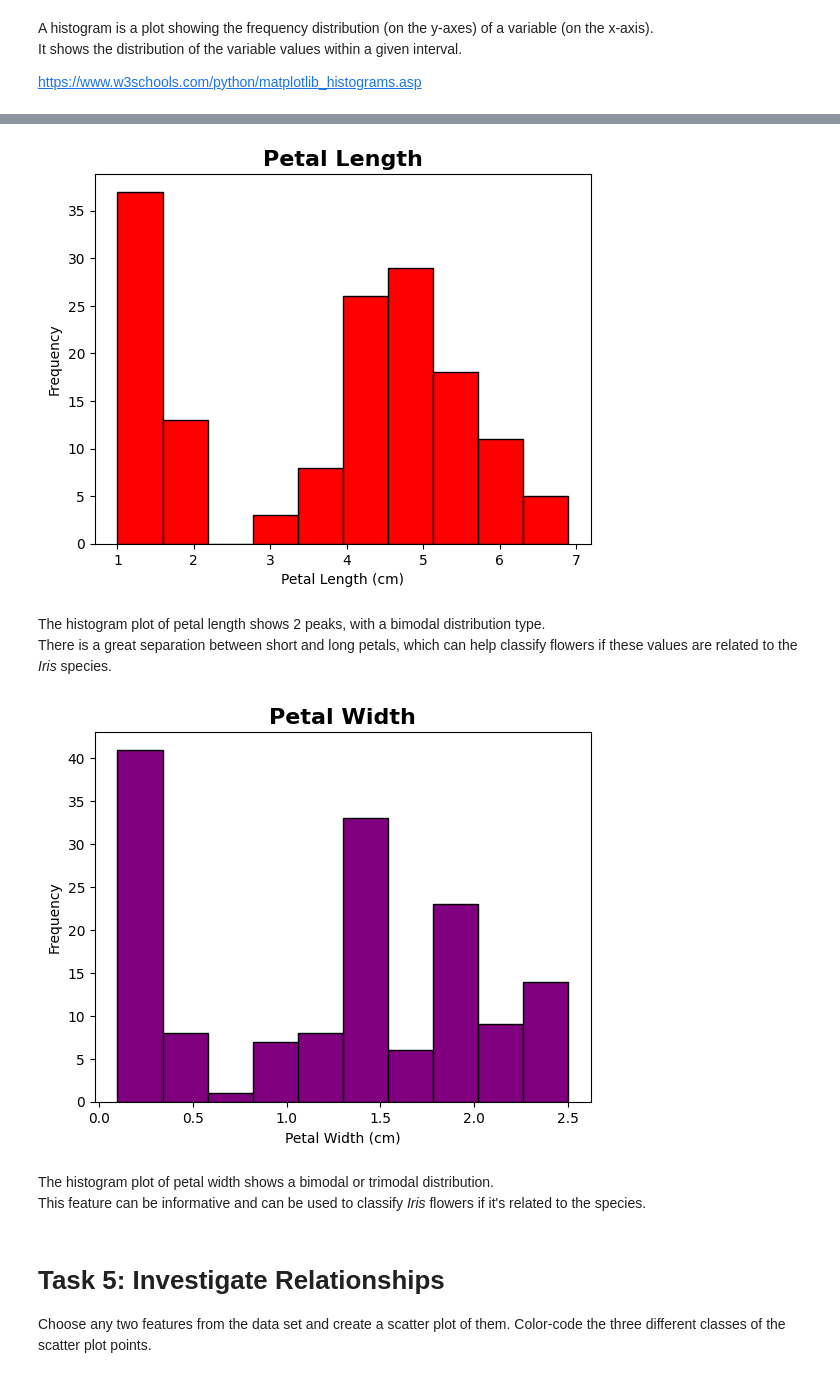
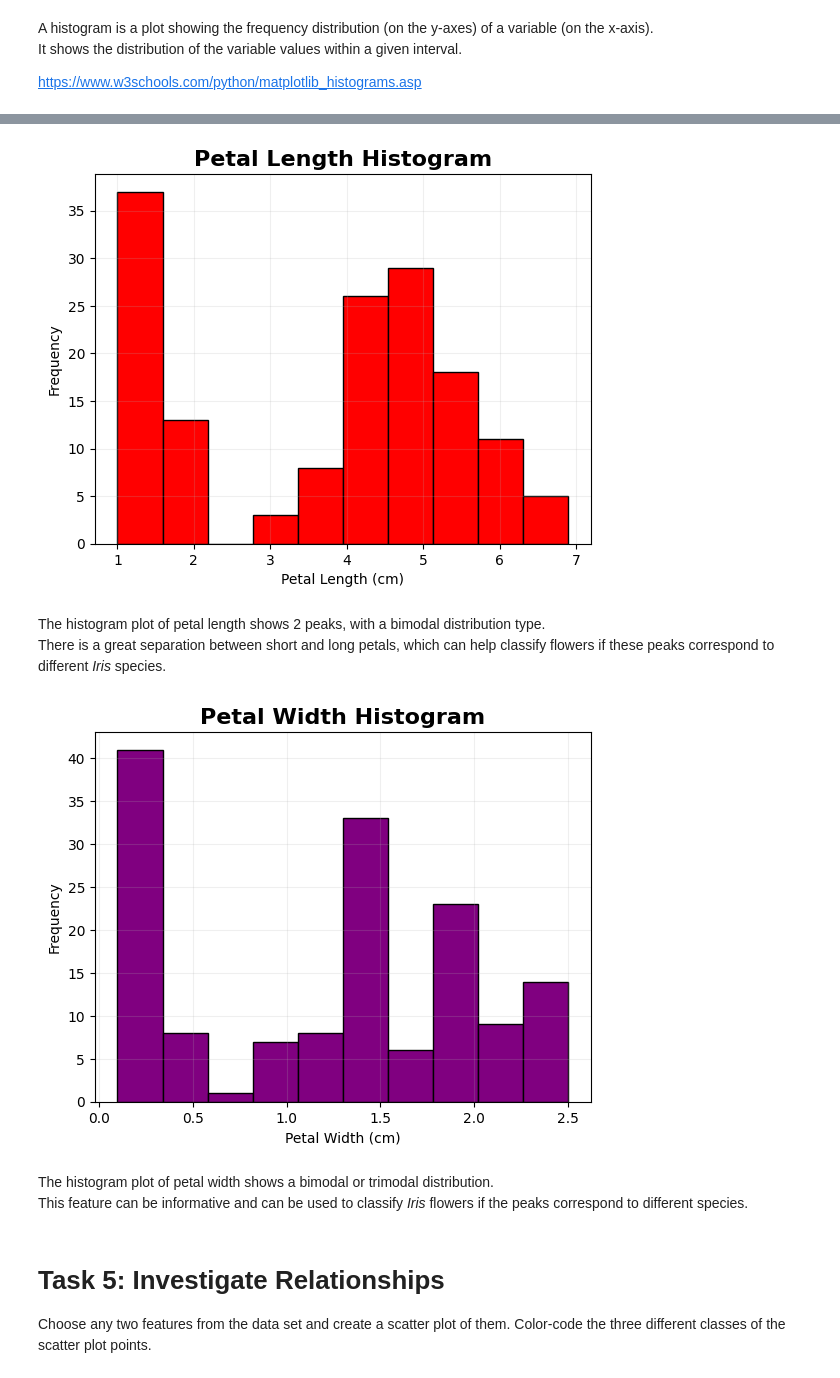
Before and after one commit to AnnaLoz28/principles_of_data_analytics, a Jupyter notebook: tasks.ipynb, the cells around one changed output, grey strips where cells are left out. Drawn from its saved outputs; the diff is of its cells as text; code cells hidden in the pictures.

```diff
--- a/tasks.ipynb
+++ b/tasks.ipynb
@@ -285,10 +285,13 @@ It shows the distribution of the variable values within a given interval.
 
 https://www.w3schools.com/python/matplotlib_histograms.asp
 # %%
-# create a histogram plot of Sepal Length (https://matplotlib.org/stable/api/_as_gen/matplotlib.axes.Axes.hist.html#matplotlib.axes.Axes.hist)
-plt.hist(sl, color='blue', edgecolor='black');
-title_font= {"family": "sans-serif", "color" : "black", "size" : 16, "weight" : "bold"} # create a different font for the title of the plot (https://how.dev/answers/how-to-set-font-properties-for-title-and-labels-in-matplotlib, https://matplotlib.org/stable/users/explain/text/text_props.html)
-plt.title('Sepal Length', fontdict= title_font);
-plt.xlabel('Sepal Length (cm)')
-plt.ylabel('Frequency')
-plt.show()
+# define a function that create histogram plots with matplotlib (https://matplotlib.org/stable/api/_as_gen/matplotlib.axes.Axes.hist.html#matplotlib.axes.Axes.hist)
+def histogram_creator (x, title = "", xlab = "", ylab = "",  color = "blue", edgecolor = "black", grid = False, **kwargs): # define the arguments of the function
+    plt.xlabel(f"{xlab}") # define the x axis label
+    plt.ylabel(f"{ylab}") # define the y axis label
+    title_font= {"family": "sans-serif", "color" : "black", "size" : 16, "weight" : "bold"} # create a different font for the title of the plot (https://how.dev/answers/how-to-set-font-properties-for-title-and-labels-in-matplotlib, https://matplotlib.org/stable/users/explain/text/text_props.html)
+    plt.title (f"{title}", fontdict= title_font) # define the title of the plot
+    plt.hist(x, edgecolor = edgecolor, color = color, **kwargs) # create the plot
+    if grid == True: # define how the grid will be visualized
+        plt.grid(alpha = 0.2) # grid transparency set on 80%
+    plt.show()
@@ -309,27 +313,19 @@ plt.show()
 # %%
-# create a histogram plot of Petal Length
-plt.hist(pl, color='red', edgecolor='black');
-plt.title('Petal Length', fontdict= title_font)
-plt.xlabel('Petal Length (cm)')
-plt.ylabel('Frequency')
-plt.show()
+# create the histogram plot of Petal Length (cm)
+histogram_creator(pl, title = "Petal Length Histogram", xlab = "Petal Length (cm)", ylab = "Frequency", color = "red", grid = True)
 # %% [output]
-[figure, old version]
+[figure, new version]
 # %% [markdown]
 The histogram plot of petal length shows 2 peaks, with a bimodal distribution type.
-There is a great separation between short and long petals, which can help classify flowers if these values are related to the *Iris* species.
+There is a great separation between short and long petals, which can help classify flowers if these peaks correspond to different *Iris* species.
 # %%
-# create a histogram plot of Petal Width
-plt.hist(pw, color='purple', edgecolor='black');
-plt.title('Petal Width', fontdict= title_font)
-plt.xlabel('Petal Width (cm)')
-plt.ylabel('Frequency')
-plt.show()
+# create the histogram plot of Petal Width (cm)
+histogram_creator(pw, title = "Petal Width Histogram", xlab = "Petal Width (cm)", ylab = "Frequency", color = "purple", grid = True)
 # %% [output]
-[figure, old version]
+[figure, new version]
 # %% [markdown]
 The histogram plot of petal width shows a bimodal or trimodal distribution.
-This feature can be informative and can be used to classify *Iris* flowers if it's related to the species.
+This feature can be informative and can be used to classify *Iris* flowers if the peaks correspond to different species.
 # %% [markdown]
 # **Task 5: Investigate Relationships**
 
```
Also changed, not shown: parts of 13 cells of this notebook.
